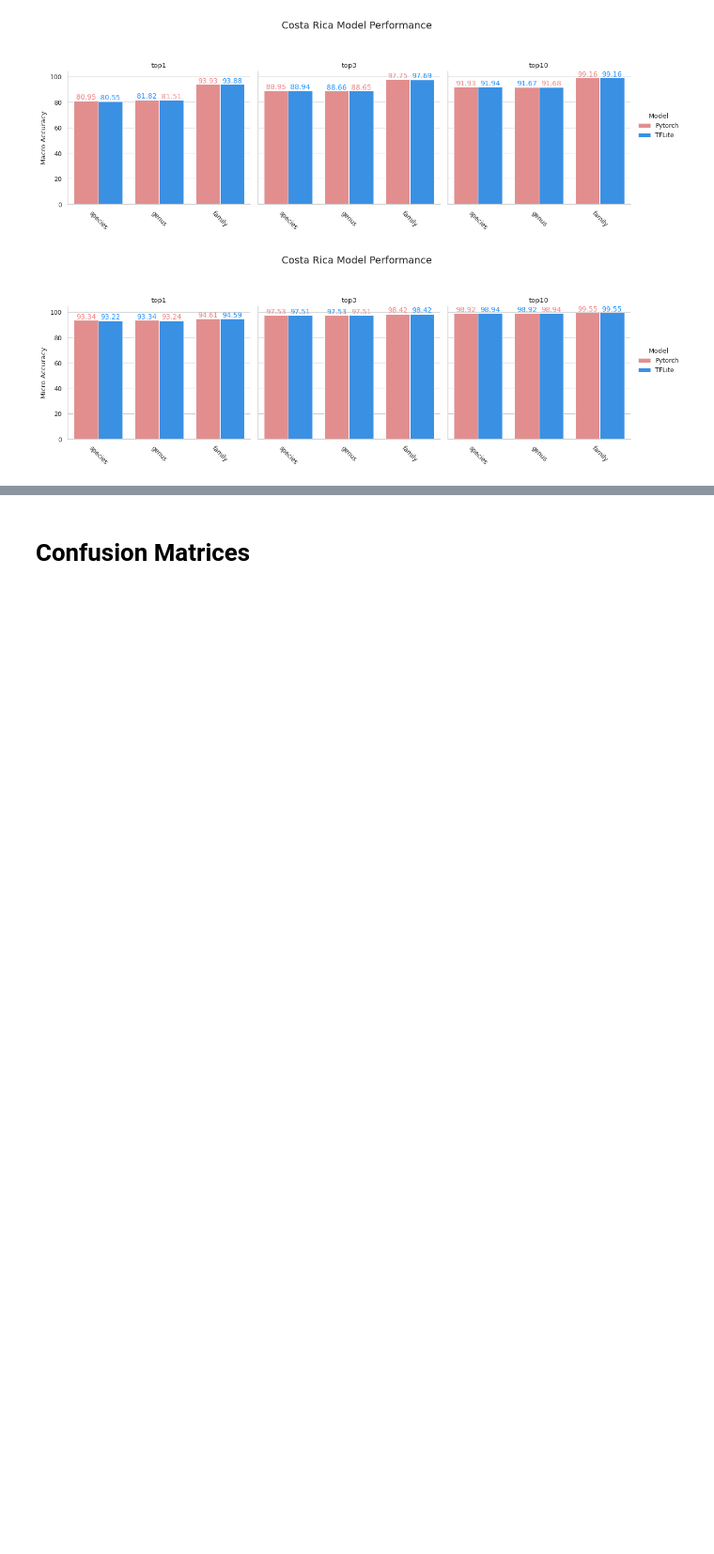
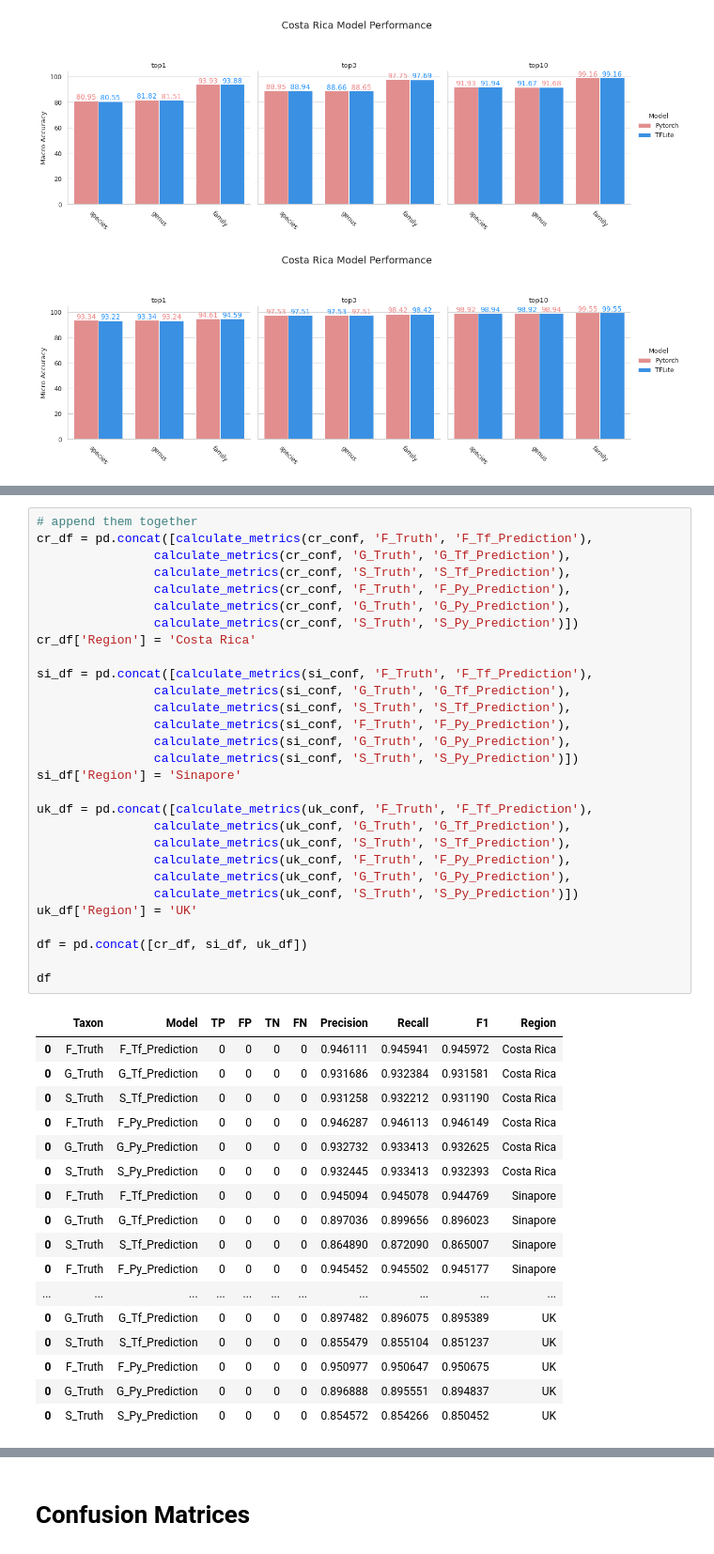
Before and after one commit to AMI-system/compress_models, a Jupyter notebook: Evalutation.ipynb, the cells around one changed output, grey strips where cells are left out. Shown: that part at 94% size. Cells and saved outputs as stored; diff of their text form; blank space fills up the shorter version.

```diff
--- a/Evalutation.ipynb
+++ b/Evalutation.ipynb
@@ -104,0 +136,47 @@ bar_plot(si_df, col_name='Micro', save=True, region='Singapore')
+# %%
+# append them together
+cr_df = pd.concat([calculate_metrics(cr_conf, 'F_Truth', 'F_Tf_Prediction'),
+                calculate_metrics(cr_conf, 'G_Truth', 'G_Tf_Prediction'),
+                calculate_metrics(cr_conf, 'S_Truth', 'S_Tf_Prediction'),
+                calculate_metrics(cr_conf, 'F_Truth', 'F_Py_Prediction'),
+                calculate_metrics(cr_conf, 'G_Truth', 'G_Py_Prediction'),
+                calculate_metrics(cr_conf, 'S_Truth', 'S_Py_Prediction')])
+cr_df['Region'] = 'Costa Rica'
+
+si_df = pd.concat([calculate_metrics(si_conf, 'F_Truth', 'F_Tf_Prediction'),
+                calculate_metrics(si_conf, 'G_Truth', 'G_Tf_Prediction'),
+                calculate_metrics(si_conf, 'S_Truth', 'S_Tf_Prediction'),
+                calculate_metrics(si_conf, 'F_Truth', 'F_Py_Prediction'),
+                calculate_metrics(si_conf, 'G_Truth', 'G_Py_Prediction'),
+                calculate_metrics(si_conf, 'S_Truth', 'S_Py_Prediction')])
+si_df['Region'] = 'Sinapore'
+
+uk_df = pd.concat([calculate_metrics(uk_conf, 'F_Truth', 'F_Tf_Prediction'),
+                calculate_metrics(uk_conf, 'G_Truth', 'G_Tf_Prediction'),
+                calculate_metrics(uk_conf, 'S_Truth', 'S_Tf_Prediction'),
+                calculate_metrics(uk_conf, 'F_Truth', 'F_Py_Prediction'),
+                calculate_metrics(uk_conf, 'G_Truth', 'G_Py_Prediction'),
+                calculate_metrics(uk_conf, 'S_Truth', 'S_Py_Prediction')])
+uk_df['Region'] = 'UK'
+
+df = pd.concat([cr_df, si_df, uk_df])
+
+df
+# %% [output]
+|  | Taxon | Model | TP | FP | TN | FN | Precision | Recall | F1 | Region |
+| 0 | F_Truth | F_Tf_Prediction | 0 | 0 | 0 | 0 | 0.946111 | 0.945941 | 0.945972 | Costa Rica |
+| 0 | G_Truth | G_Tf_Prediction | 0 | 0 | 0 | 0 | 0.931686 | 0.932384 | 0.931581 | Costa Rica |
+| 0 | S_Truth | S_Tf_Prediction | 0 | 0 | 0 | 0 | 0.931258 | 0.932212 | 0.931190 | Costa Rica |
+| 0 | F_Truth | F_Py_Prediction | 0 | 0 | 0 | 0 | 0.946287 | 0.946113 | 0.946149 | Costa Rica |
+| 0 | G_Truth | G_Py_Prediction | 0 | 0 | 0 | 0 | 0.932732 | 0.933413 | 0.932625 | Costa Rica |
+| 0 | S_Truth | S_Py_Prediction | 0 | 0 | 0 | 0 | 0.932445 | 0.933413 | 0.932393 | Costa Rica |
+| 0 | F_Truth | F_Tf_Prediction | 0 | 0 | 0 | 0 | 0.945094 | 0.945078 | 0.944769 | Sinapore |
+| 0 | G_Truth | G_Tf_Prediction | 0 | 0 | 0 | 0 | 0.897036 | 0.899656 | 0.896023 | Sinapore |
+| 0 | S_Truth | S_Tf_Prediction | 0 | 0 | 0 | 0 | 0.864890 | 0.872090 | 0.865007 | Sinapore |
+| 0 | F_Truth | F_Py_Prediction | 0 | 0 | 0 | 0 | 0.945452 | 0.945502 | 0.945177 | Sinapore |
+| ... | ... | ... | ... | ... | ... | ... | ... | ... | ... | ... |
+| 0 | G_Truth | G_Tf_Prediction | 0 | 0 | 0 | 0 | 0.897482 | 0.896075 | 0.895389 | UK |
+| 0 | S_Truth | S_Tf_Prediction | 0 | 0 | 0 | 0 | 0.855479 | 0.855104 | 0.851237 | UK |
+| 0 | F_Truth | F_Py_Prediction | 0 | 0 | 0 | 0 | 0.950977 | 0.950647 | 0.950675 | UK |
+| 0 | G_Truth | G_Py_Prediction | 0 | 0 | 0 | 0 | 0.896888 | 0.895551 | 0.894837 | UK |
+| 0 | S_Truth | S_Py_Prediction | 0 | 0 | 0 | 0 | 0.854572 | 0.854266 | 0.850452 | UK |
```
Also changed, not shown: parts of 13 cells of this notebook.
